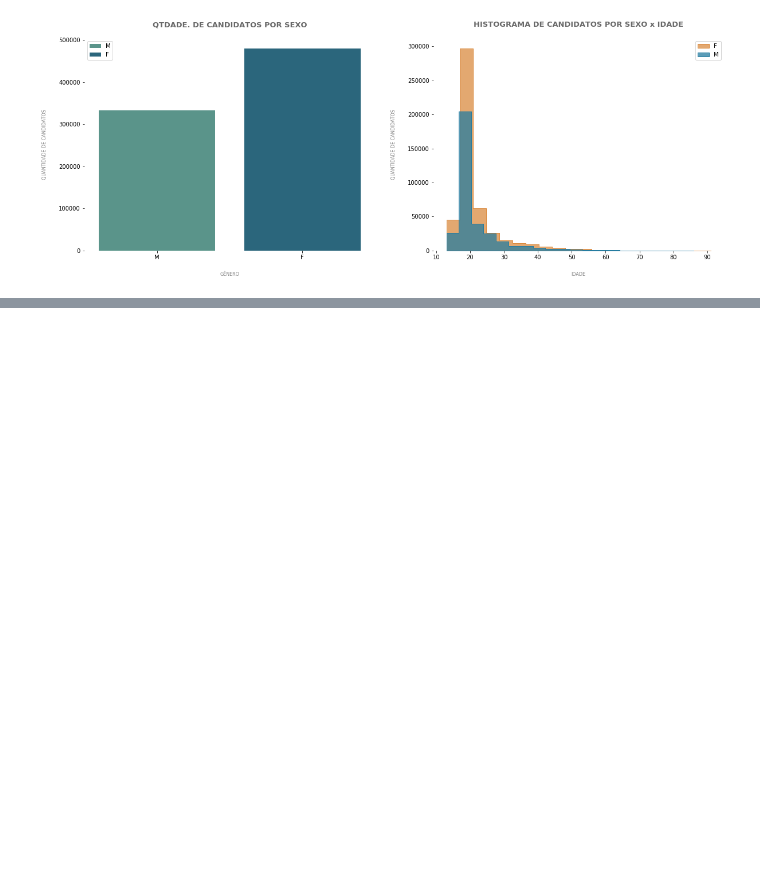
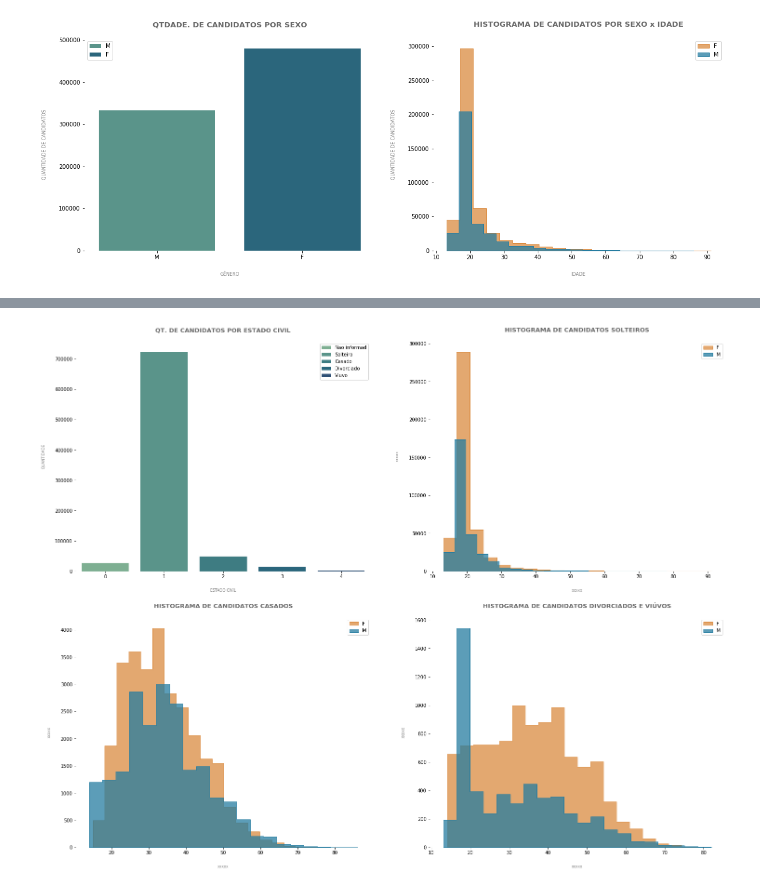
Before and after one commit to daianeklein/imersao-dados-Alura, a Jupyter notebook: Desafios.ipynb, the cells around one changed output, grey strips where cells are left out. Cells and saved outputs as stored; diff of their text form; code cells hidden in the pictures; blank space fills up the shorter version.

```diff
--- a/Desafios.ipynb
+++ b/Desafios.ipynb
@@ -518,0 +635,84 @@ perfil_candidatos = ['NU_IDADE','TP_ANO_CONCLUIU', 'TP_SEXO', 'TP_ESTADO_CIVIL',
+# %%
+plt.figure(figsize=(25, 20))
+
+s2 = plt.subplot(2, 2, 1)
+s3 = sns.countplot(x = 'TP_ESTADO_CIVIL', data = df,
+                    palette = 'crest', hue = 'TP_ESTADO_CIVIL', dodge = False)
+
+
+s3 = plt.title('QT. DE CANDIDATOS POR ESTADO CIVIL',
+               pad = 20,
+         fontsize = 13, color ='dimgrey', fontweight = 'bold')
+
+s3 = sns.despine(bottom = True, left=True)
+s3 = plt.xlabel('ESTADO CIVIL', color = 'grey', labelpad = 20, fontsize = 8)
+s3 = plt.ylabel('QUANTIDADE', color = 'grey', labelpad = 20, fontsize = 8)
+s3 = plt.legend(loc=1, labels=['Nao informad', 'Solteiro', 'Casado', 'Divorciado', 'Viuvo'])
+
+
+##########
+
+estado_civil = df[df['TP_ESTADO_CIVIL'] == 1]
+
+s2 = plt.subplot(2,2, 2)
+
+sns.histplot(estado_civil[estado_civil['TP_SEXO'] == 'F']['NU_IDADE'], bins = 20, label = 'F', element = 'step',
+             color = '#da8b40')
+sns.histplot(estado_civil[estado_civil['TP_SEXO'] == 'M']['NU_IDADE'],bins = 20, label = 'M', element = 'step',
+             color = '#257ca0')
+
+
+s2 = plt.title('HISTOGRAMA DE CANDIDATOS SOLTEIROS',
+               pad = 20,
+         fontsize = 13, color ='dimgrey', fontweight = 'bold')
+
+s2 = sns.despine(bottom = True, left=True)
+s2 = plt.xlabel('IDADE', color = 'grey', labelpad = 20, fontsize = 8)
+s2 = plt.ylabel('QUANTIDADE', color = 'grey', labelpad = 20, fontsize = 8)
+s2 = plt.legend()
+
+
+##########
+
+estado_civil = df[df['TP_ESTADO_CIVIL'] == 2]
+
+s2 = plt.subplot(2, 2, 3)
+
+sns.histplot(estado_civil[estado_civil['TP_SEXO'] == 'F']['NU_IDADE'], bins = 20, label = 'F', element = 'step',
+             color = '#da8b40')
+sns.histplot(estado_civil[estado_civil['TP_SEXO'] == 'M']['NU_IDADE'],bins = 20, label = 'M', element = 'step',
+             color = '#257ca0')
+
+
+s2 = plt.title('HISTOGRAMA DE CANDIDATOS CASADOS',
+               pad = 20,
+         fontsize = 13, color ='dimgrey', fontweight = 'bold')
+
+s2 = sns.despine(bottom = True, left=True)
+s2 = plt.xlabel('IDADE', color = 'grey', labelpad = 20, fontsize = 8)
+s2 = plt.ylabel('QUANTIDADE', color = 'grey', labelpad = 20, fontsize = 8)
+s2 = plt.legend()
+
+
+##########
+
+estado_civil = df[(df['TP_ESTADO_CIVIL'] == 3) | (df['TP_ESTADO_CIVIL'] == 4)]
+
+s2 = plt.subplot(2, 2, 4)
+
+sns.histplot(estado_civil[estado_civil['TP_SEXO'] == 'F']['NU_IDADE'], bins = 20, label = 'F', element = 'step',
+             color = '#da8b40')
+sns.histplot(estado_civil[estado_civil['TP_SEXO'] == 'M']['NU_IDADE'],bins = 20, label = 'M', element = 'step',
+             color = '#257ca0')
+
+
+s2 = plt.title('HISTOGRAMA DE CANDIDATOS DIVORCIADOS E VIÚVOS',
+               pad = 20,
+         fontsize = 13, color ='dimgrey', fontweight = 'bold')
+
+s2 = sns.despine(bottom = True, left=True)
+s2 = plt.xlabel('IDADE', color = 'grey', labelpad = 20, fontsize = 8)
+s2 = plt.ylabel('QUANTIDADE', color = 'grey', labelpad = 20, fontsize = 8)
+s2 = plt.legend()
+# %% [output]
+[figure, added]
```
Also changed, not shown: parts of 36 cells of this notebook.
